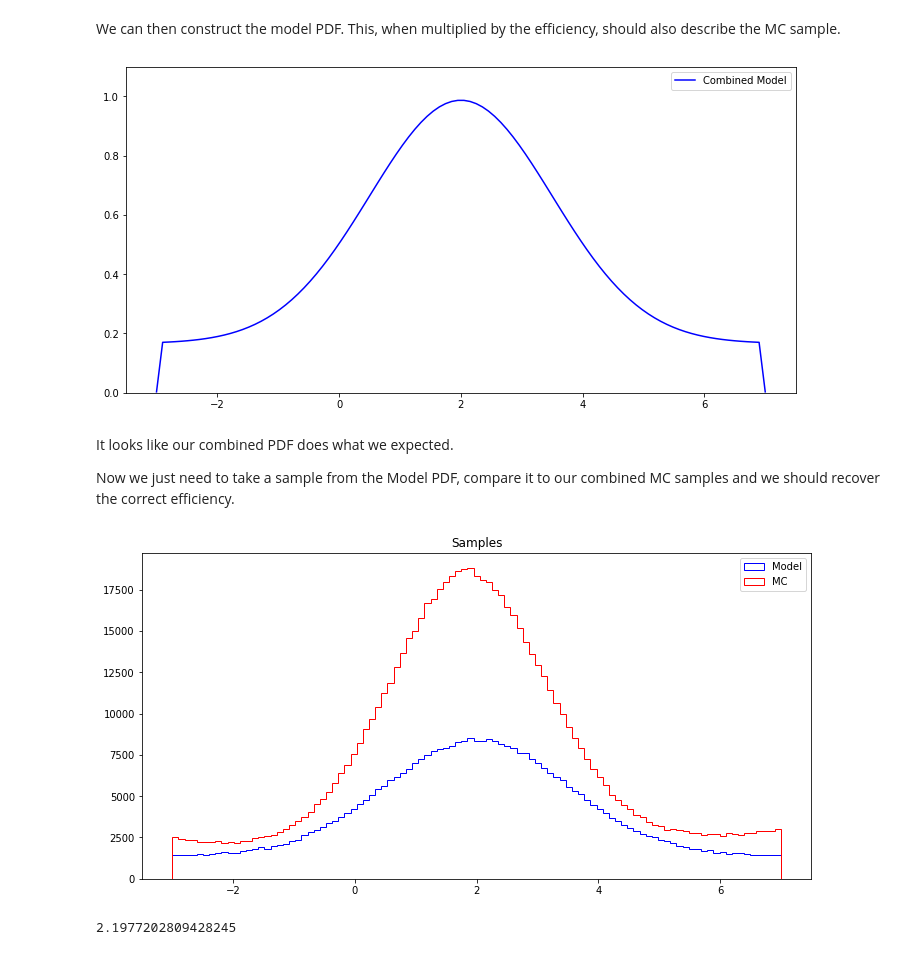
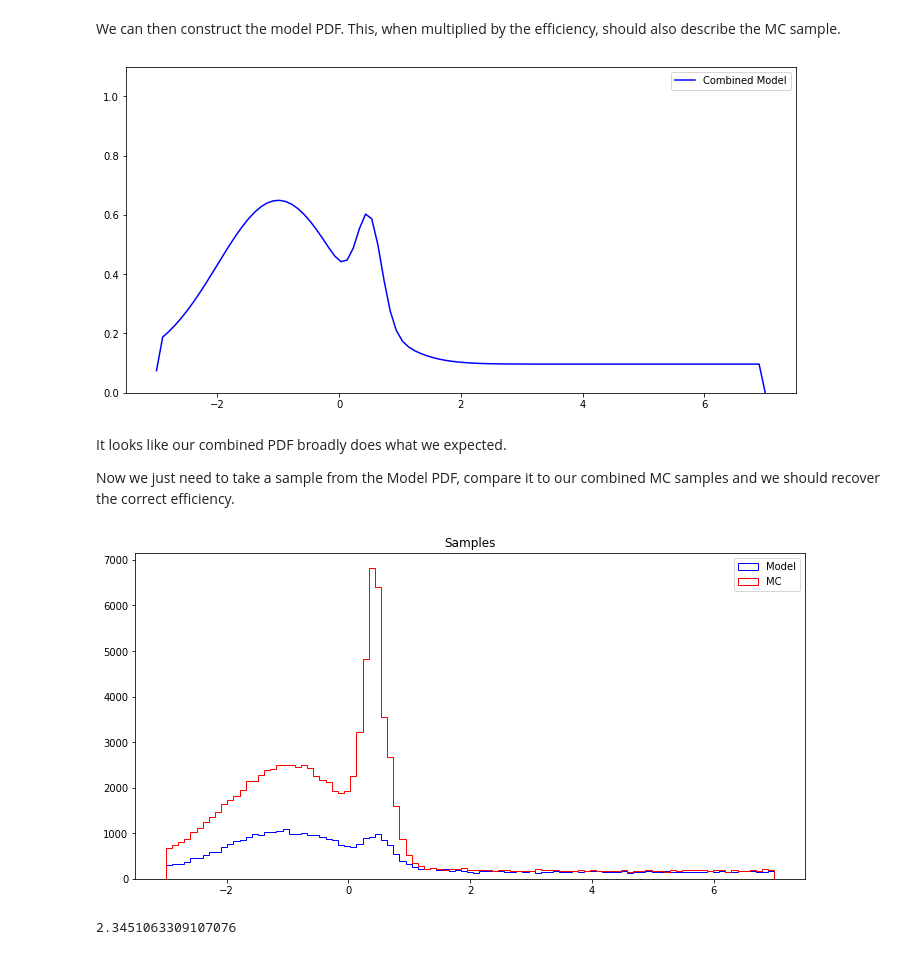
Before and after one commit to richard-lane/addPdfs, a Jupyter notebook: efficiency_toy.ipynb, the cells around one changed output. Saved outputs shown, nothing was run; the diff lists cells and outputs as text; code cells hidden in the pictures.

```diff
--- a/efficiency_toy.ipynb
+++ b/efficiency_toy.ipynb
@@ -60,17 +60,23 @@ First we need to generate MC samples:
 # %%
 # Model "PDFs" - not normalised (on purpose, since in reality amplitude models are rarely normalised)
 def A_rs(x):
-    return 3.7 * norm.pdf(x, loc=2.0, scale=1.5)
+    return 2.4 * norm.pdf(x, loc=-1.0, scale=1)
+
+def A_ws(x):
+    return 0.5 * norm.pdf(x, loc=0.5, scale=0.2)
 
 def A_phsp(x):
     return int(pdf_domain[0] < x < pdf_domain[1])
 
 def e(x):
-    return 0.8 + 0.2 * np.sin(x)
+    if x < 0.5:
+        return 1
+    return 0.5
 
 x = np.linspace(*pdf_domain, 100)
 fig, ax = plt.subplots(1, 2, figsize=(12.0, 6.0))
 ax[0].plot(x, [A_rs(i) for i in x], label=r"$A_{rs}$")
+ax[0].plot(x, [A_ws(i) for i in x], label=r"$A_{ws}$")
 ax[0].plot(x, [A_phsp(i) for i in x], label=r"$A_{phsp}$")
 ax[0].set_ylim((0.0, 1.1))
 ax[0].legend()
@@ -87,9 +93,12 @@ plt.show()
 # %%
 # Generate different numbers of points from each distribution
-N_rs, N_phsp, N_model = 500000, 240000, 400000
+N_rs, N_ws, N_phsp, N_model = 50000, 25000, 24000, 40000
+
 mc_rs_sample = sample(N_rs, lambda x: A_rs(x) * e(x))
+mc_ws_sample = sample(N_ws, lambda x: A_ws(x) * e(x))
 mc_phsp_sample = sample(N_phsp, lambda x: A_phsp(x) * e(x))
-mc_sample = np.concatenate((mc_rs_sample, mc_phsp_sample))
+
+mc_sample = np.concatenate((mc_rs_sample, mc_ws_sample, mc_phsp_sample))
 # %%
 bins = x
 kw = {"histtype": "step", "bins": bins}
@@ -106,35 +116,38 @@ plt.show()
 # %% [markdown]
 Next we need to find the weights $\mathcal{I}_i$ describing the combined model:
 # %%
-I_rs, I_phsp = 0.0, 0.0
+I_rs, I_ws, I_phsp = 0.0, 0.0, 0.0
 
 for p in mc_rs_sample:
     I_rs += 1 / A_rs(p)
+for p in mc_ws_sample:
+    I_ws += 1 / A_ws(p)
 for p in mc_phsp_sample:
     I_phsp += 1 / A_phsp(p)
 
 # Scale the weights to something more sensible
-scale_factor = I_rs + I_phsp
+scale_factor = I_rs + I_phsp + I_ws
 I_rs /= scale_factor
+I_ws /= scale_factor
 I_phsp /= scale_factor
 # %% [markdown]
 We can then construct the model PDF. This, when multiplied by the efficiency, should also describe the MC sample.
 # %%
 def combined_pdf(x):
-    return I_rs * A_rs(x) + I_phsp * A_phsp(x)
+    return I_rs * A_rs(x) + I_ws * A_ws(x) + I_phsp * A_phsp(x)
 
 model = [combined_pdf(i) for i in x]
 
 plt.figure(figsize=(12.0, 6.0))
 plt.plot(x, model, "b", label="Combined Model")
 plt.gca().set_ylim((0.0, 1.1))
 plt.legend()
 
 plt.show()
 # %% [output]
-[figure, old version]
+[figure, new version]
 # %% [markdown]
-It looks like our combined PDF does what we expected.
+It looks like our combined PDF broadly does what we expected.
 
 Now we just need to take a sample from the Model PDF, compare it to our combined MC samples and we should recover the correct efficiency.
 # %%
@@ -150,7 +163,7 @@ plt.legend()
 
 plt.show()
 # %% [output]
-[figure, old version]
+[figure, new version]
 # %%
 bin_centres = (bins[1:] + bins[:-1]) / 2
 hist_ratio = mc_hist / model_hist
@@ -162,7 +175,7 @@ scale_factor = np.mean(hist_ratio) / 0.78
 hist_ratio /= scale_factor
 print(scale_factor)
 # %% [output]
-2.1977202809428245
+2.3451063309107076
 # %%
 fig, ax = plt.subplots(1, 2, figsize=(9, 6))
 
```
Also changed, not shown: parts of 4 cells of this notebook.
